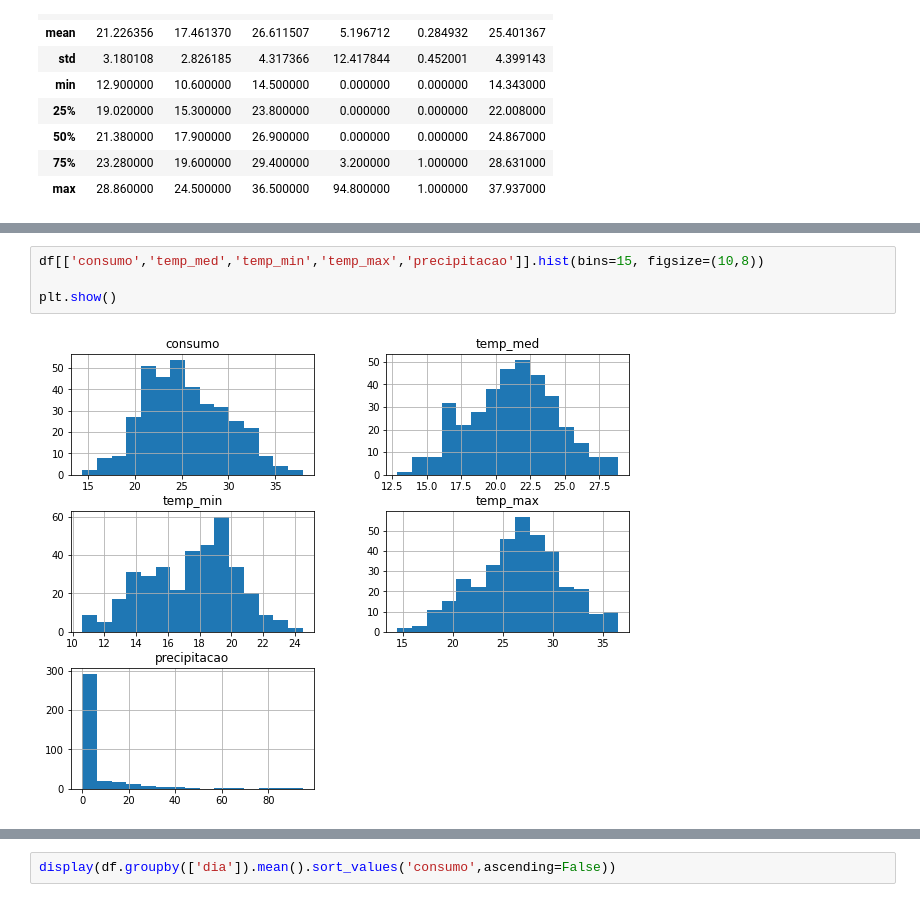
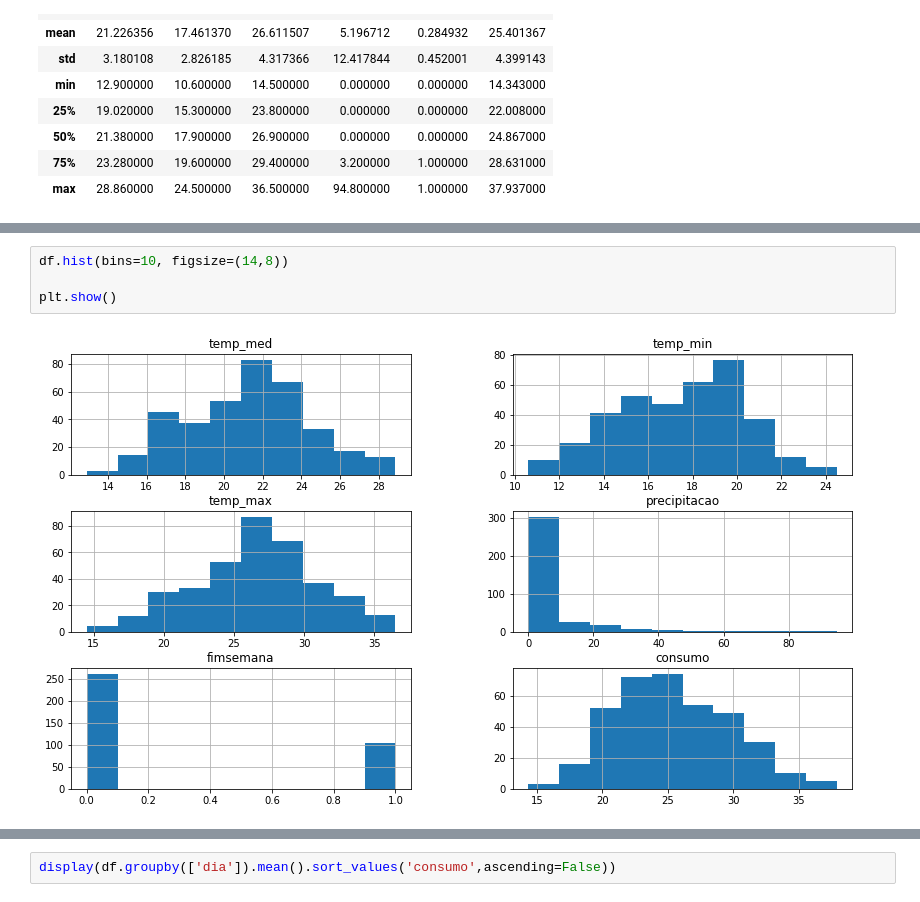
Before and after one commit to thiagolopes97/Portifolio_Projetos, a Jupyter notebook: Reg_Cerveja_SP.ipynb, the cells around one changed output, grey strips where cells are left out. Cells and saved outputs as stored; diff of their text form.

```diff
--- a/Reg_Cerveja_SP.ipynb
+++ b/Reg_Cerveja_SP.ipynb
@@ -315,6 +334,6 @@ df.describe()
 # %%
-df[['consumo','temp_med','temp_min','temp_max','precipitacao']].hist(bins=15, figsize=(10,8))
+df.hist(bins=10, figsize=(14,8))
 
 plt.show()
 # %% [output]
-[figure, old version]
+[figure, new version]
```
Also changed, not shown: parts of 22 cells of this notebook.
